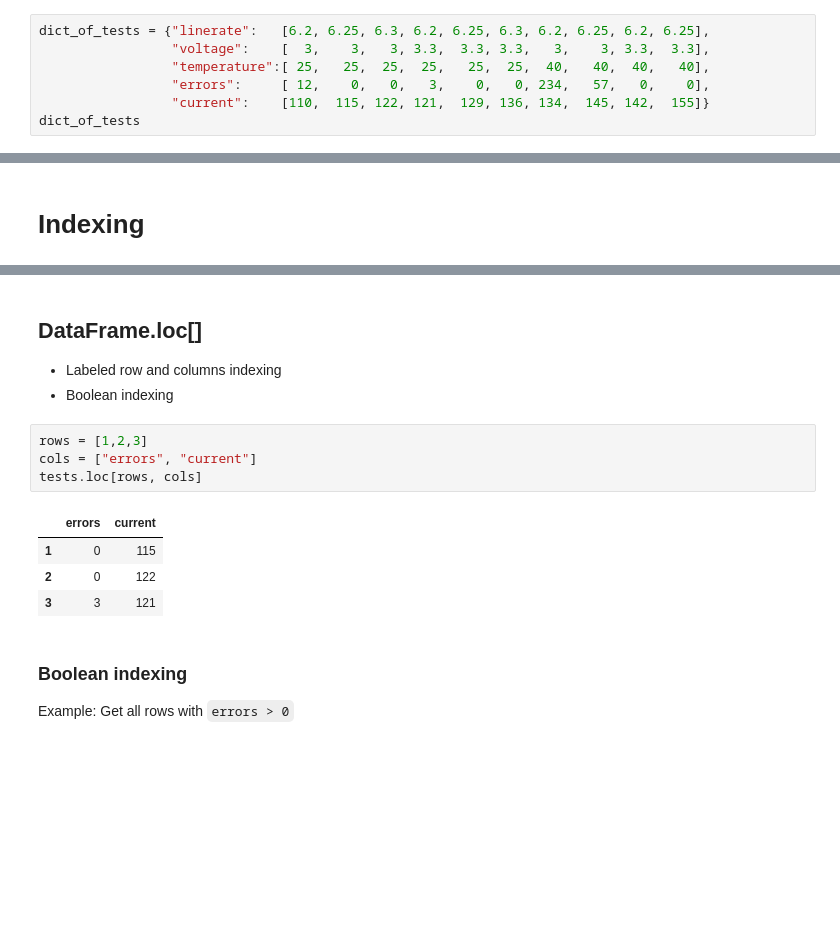
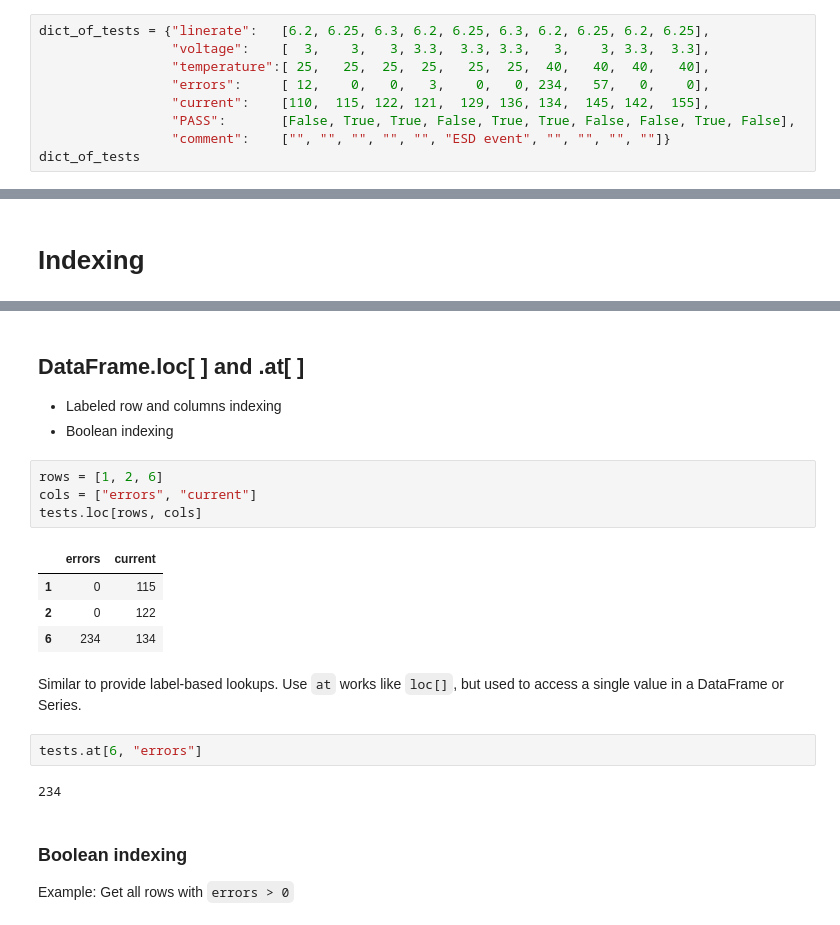
Before and after one commit to munich-ml/MLPy2020, a Jupyter notebook: 17_Pandas.ipynb, the cells around one changed output, grey strips where cells are left out. Drawn from its saved outputs; the diff is of its cells as text; blank space fills up the shorter version.

```diff
--- a/17_Pandas.ipynb
+++ b/17_Pandas.ipynb
@@ -25,6 +25,8 @@ dict_of_tests = {"linerate":   [6.2, 6.25, 6.3, 6.2, 6.25, 6.3, 6.2, 6.25, 6.2,
                  "voltage":    [  3,    3,   3, 3.3,  3.3, 3.3,   3,    3, 3.3,  3.3],
                  "temperature":[ 25,   25,  25,  25,   25,  25,  40,   40,  40,   40],
                  "errors":     [ 12,    0,   0,   3,    0,   0, 234,   57,   0,    0],
-                 "current":    [110,  115, 122, 121,  129, 136, 134,  145, 142,  155]}
+                 "current":    [110,  115, 122, 121,  129, 136, 134,  145, 142,  155],
+                 "PASS":       [False, True, True, False, True, True, False, False, True, False],
+                 "comment":    ["", "", "", "", "", "ESD event", "", "", "", ""]}
 dict_of_tests
 # %% [output]
@@ -174,16 +176,23 @@ tests[["current"]]
 # %% [markdown]
-## DataFrame.loc[]
+## DataFrame.loc[ ] and .at[ ]
 - Labeled row and columns indexing
 - Boolean indexing
 # %%
-rows = [1,2,3]
+rows = [1, 2, 6]
 cols = ["errors", "current"]
 tests.loc[rows, cols]
 # %% [output]
 |  | errors | current |
 | 1 | 0 | 115 |
 | 2 | 0 | 122 |
-| 3 | 3 | 121 |
+| 6 | 234 | 134 |
+# %% [markdown]
+Similar to   provide label-based lookups. Use
+``at`` works like ``loc[]``, but used to access a single value in a DataFrame or Series.
+# %%
+tests.at[6, "errors"]
+# %% [output]
+234
 # %% [markdown]
 ### Boolean indexing
 Example: Get all rows with `errors > 0`
```
Also changed, not shown: parts of 26 cells of this notebook.
